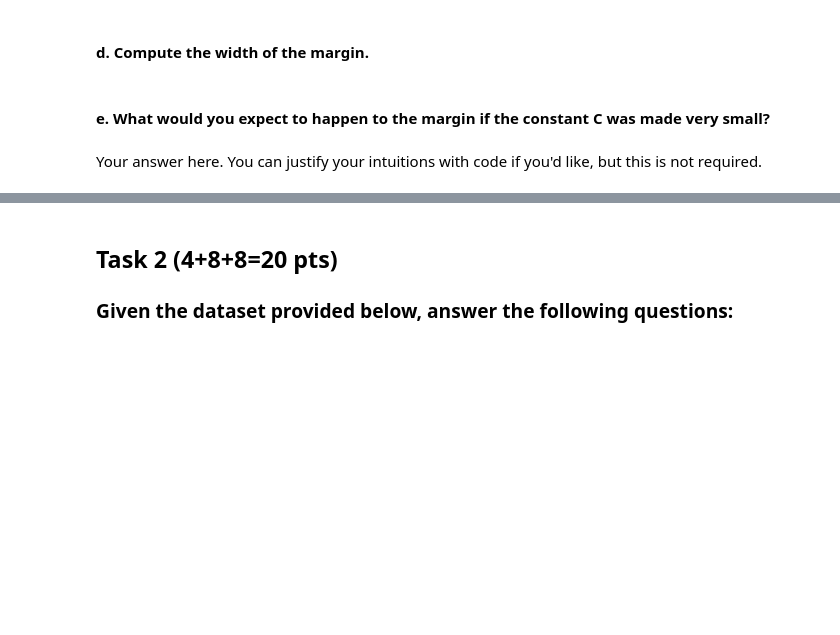
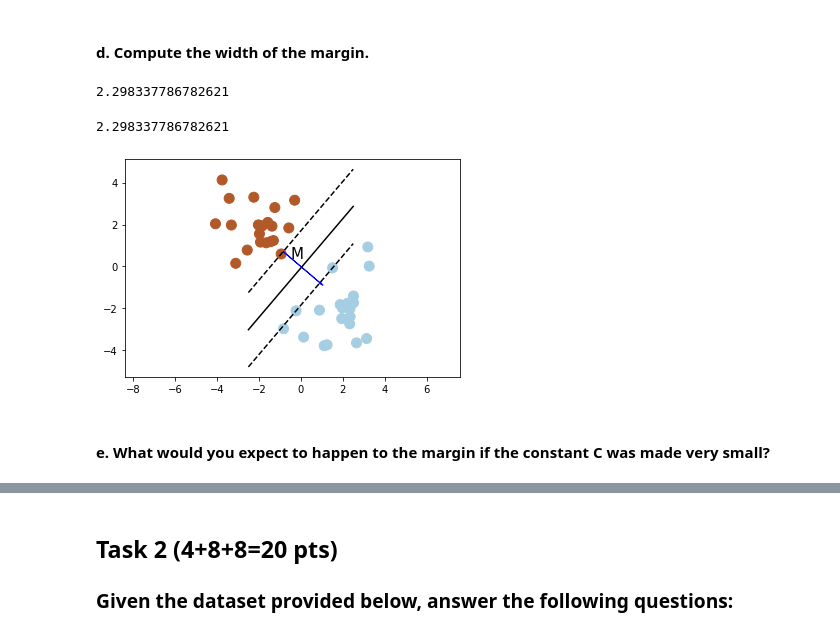
Before and after one commit to emj1020/machine_learning_for_cities, a Jupyter notebook: Homework_2/Homework 2.ipynb, the cells around one changed output, grey strips where cells are left out. Drawn from its saved outputs; the diff is of its cells as text; code cells hidden in the pictures; blank space fills up the shorter version.

```diff
--- a/Homework_2/Homework 2.ipynb
+++ b/Homework_2/Homework 2.ipynb
@@ -31,2 +47,10 @@ plt.show()
+# %%
+#calculate the parallels to the separating hyperplane (slope = a) that go through the support vectors.
+
+b = clf.support_vectors_[0]
+x2_down = a * x1 + (b[1] - a * b[0])
+
+b = clf.support_vectors_[-1]
+x2_up = a * x1 + (b[1] - a * b[0])
 # %% [markdown]
 #### d. Compute the width of the margin.
@@ -35,4 +57,43 @@ plt.show()
+# %%
+# Create a line perpendicular to the hyperplane and the upper/lower support vector.
+# Calculate the distance and multiple by two to get the margin width
+
+b = clf.support_vectors_[-1]
+b_up = (b[1] - a * b[0])
+b_db = - (clf.intercept_[0]) / w[1]
+M = 2 * abs(b_up - b_db) / ((a * a) +1)**(1/2)
+print(M)
+# %% [output]
+2.298337786782621
+# %%
+#equation for the perpendicular line
+x2_perp = -x1/a
+#solve for the (x,y) coordinated at intersection point to map the margin on a plot
+#solve eqs: x2_perp = x2_up
+# -x1/a = a * x1 + b_up --> x = -b_up *(a/(1+a**2)), y = b_up/(1+a**2)
+xup = -b_up *(a/(1+a**2))
+yup = b_up/(1+a**2)
+#solve eqs: x2_perp = x2
+# -x1/a = a * x1 + b_db --> x = -b_db *(a/(1+a**2)), y = b_db/(1+a**2)
+xdb = -b_db *(a/(1+a**2))
+ydb = b_db/(1+a**2)
+
+dx = xdb - xup
+dy = yup - ydb
+
+#plot
+plt.gca()
+plt.plot(x1, x2, 'k-')
+plt.plot(x1, x2_down, 'k--')
+plt.plot(x1, x2_up, 'k--')
+#plt.plot(x1, x2_perp, 'r--', alpha = 0.5)
+plt.axis('equal')
+plt.scatter(X.iloc[:, 0], X.iloc[:, 1], c=Y, cmap=plt.cm.Paired,s=100)
+plt.arrow(xup, yup, 2*dx, -2*dy, fc="b", ec="b", head_width=0.07, head_length=0.2)
+plt.annotate("M", xy=(-0.5, 0.4), fontsize=15)
+plt.show()
+# %% [output]
+2.298337786782621
+[figure, added]
 # %% [markdown]
 #### e. What would you expect to happen to the margin if the constant C was made very small?
-# %% [markdown]
-Your answer here.  You can justify your intuitions with code if you'd like, but this is not required.
```
Also changed, not shown: parts of 19 cells of this notebook.
